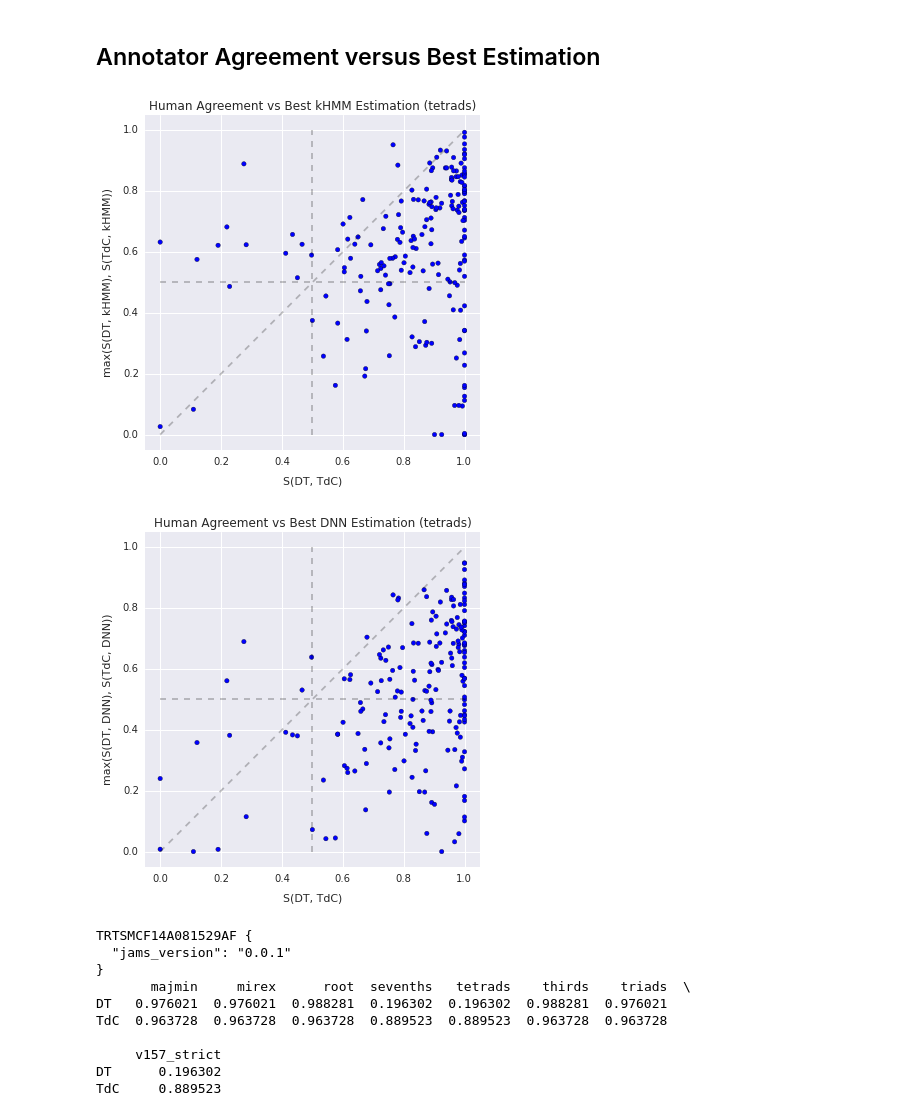
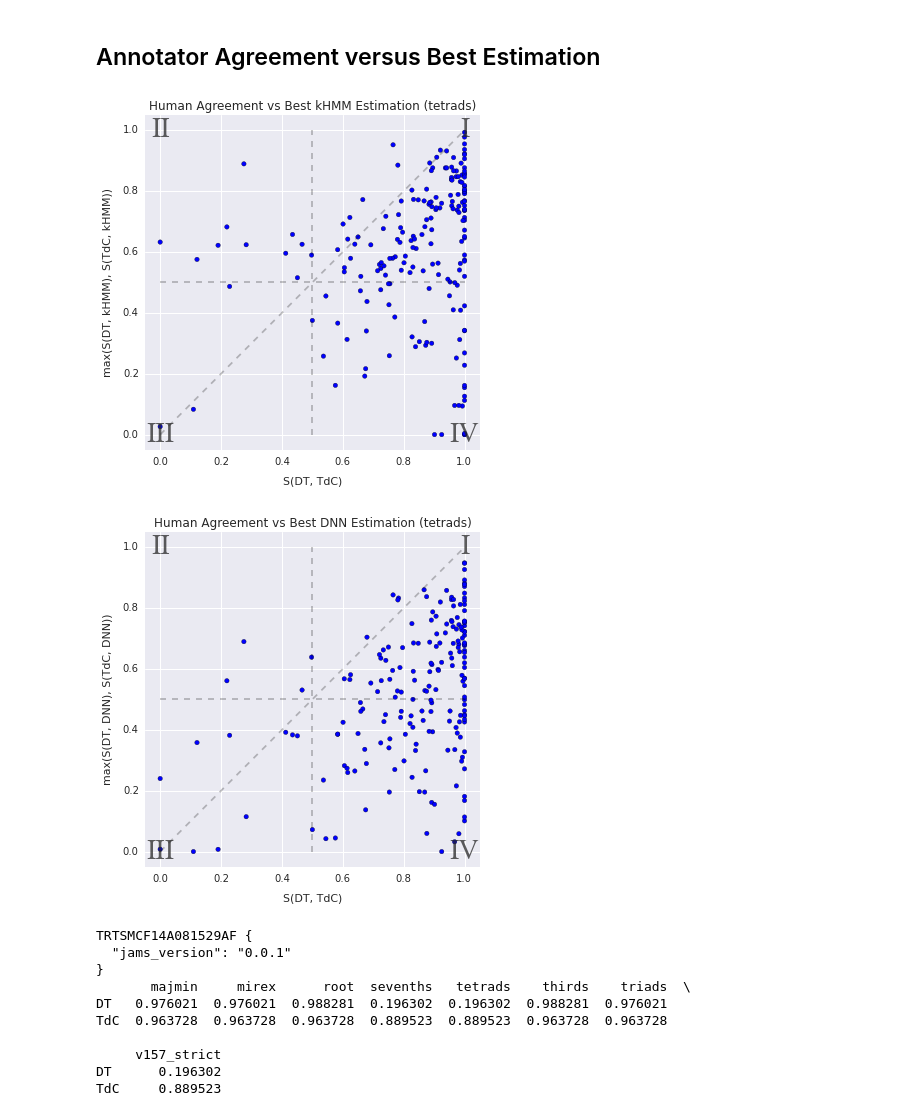
Before and after one commit to ejhumphrey/ace-lessons, a Jupyter notebook: experiments.ipynb, the cells around one changed output. Saved outputs shown, nothing was run; the diff lists cells and outputs as text; code cells hidden in the pictures.

```diff
--- a/experiments.ipynb
+++ b/experiments.ipynb
@@ -145,3 +181,20 @@ ax.set_ylabel("S(Ref, kHMM)")
+# %%
+# Model agreement vs bestimation
+# S(kHMM, DNN) vs max(S(Ref, DNN), S(Ref, kHMM))
+metric = 'tetrads'
+X = kHMM_DNN_test[metric]
+Ya, Yb = all_DNN_test[metric], all_kHMM_test[metric]
+Y = pd.concat([Ya, Yb], axis=1).max(axis=1)
+
+fig, ax = viz.trackwise_scatter(X, Y, figsize=(6,6), voffset=50)
+ax.set_title("Model Agreement vs Best Estimation ({0})".format(metric))
+ax.set_xlabel("S(kHMM, DNN)")
+ax.set_ylabel("max(S(Ref, DNN), S(Ref, kHMM)")
+for n, l in enumerate(['I', 'II', 'III', 'IV']):
+    ax.text(((n - 1) / 2) % 2, 1 - n/2, l, va='center', ha='center',
+            fontsize=28, fontname='Times New Roman', alpha=0.75)
+fig.savefig("paper/figs/model_agreement-vs-best_est.pdf",
+            transparent=False)
 # %%
 quad1_idx = (X > 0.5) & (Y > 0.5)
 quad2_idx = (X < 0.5) & (Y > 0.5)
@@ -536,18 +544,21 @@ v157\_strict & 0.8381 & 0.5393 & 0.5903 \\
 # %%
 # Human agreement vs bestimation
 # S(DT, TdC) vs max(S(DT, kHMM), S(TdC, kHMM))
 metric = 'tetrads'
 X = DT_TdC[metric]
 Ya, Yb = DT_kHMM0[metric], TdC_kHMM0[metric]
 Y = pd.concat([Ya, Yb], axis=1).max(axis=1)
 
 fig, ax = viz.trackwise_scatter(X, Y, figsize=(6,6), voffset=50)
 ax.set_title("Human Agreement vs Best kHMM Estimation ({0})".format(metric))
 ax.set_xlabel("S(DT, TdC)")
 ax.set_ylabel("max(S(DT, kHMM), S(TdC, kHMM))")
+for n, l in enumerate(['I', 'II', 'III', 'IV']):
+    ax.text(((n - 1) / 2) % 2, 1 - n/2, l, va='center', ha='center',
+            fontsize=28, fontname='Times New Roman', alpha=0.75)
 fig.savefig("paper/figs/human_agreement-vs-best_kHMM_est.pdf")
 # %% [output]
-[figure, old version]
+[figure, new version]
 # %%
 # Model agreement vs bestimation
 # S(DT, TdC) vs max(S(DT, DNN), S(TdC, DNN))
@@ -560,9 +571,13 @@ fig, ax = viz.trackwise_scatter(X, Y, figsize=(6,6), voffset=50)
 ax.set_title("Human Agreement vs Best DNN Estimation ({0})".format(metric))
 ax.set_xlabel("S(DT, TdC)")
 ax.set_ylabel("max(S(DT, DNN), S(TdC, DNN))")
+for n, l in enumerate(['I', 'II', 'III', 'IV']):
+    ax.text(((n - 1) / 2) % 2, 1 - n/2, l, va='center', ha='center',
+            fontsize=28, fontname='Times New Roman', alpha=0.75)
+
 fig.savefig("paper/figs/human_agreement-vs-best_DNN_est.pdf")
 # %% [output]
-[figure, old version]
+[figure, new version]
 # %%
 # Quad II
 key = filter(lambda x:x.startswith('TRTSM'), rock_jams.keys())[0]
```
Also changed, not shown: parts of 28 cells of this notebook, 3 other files.
